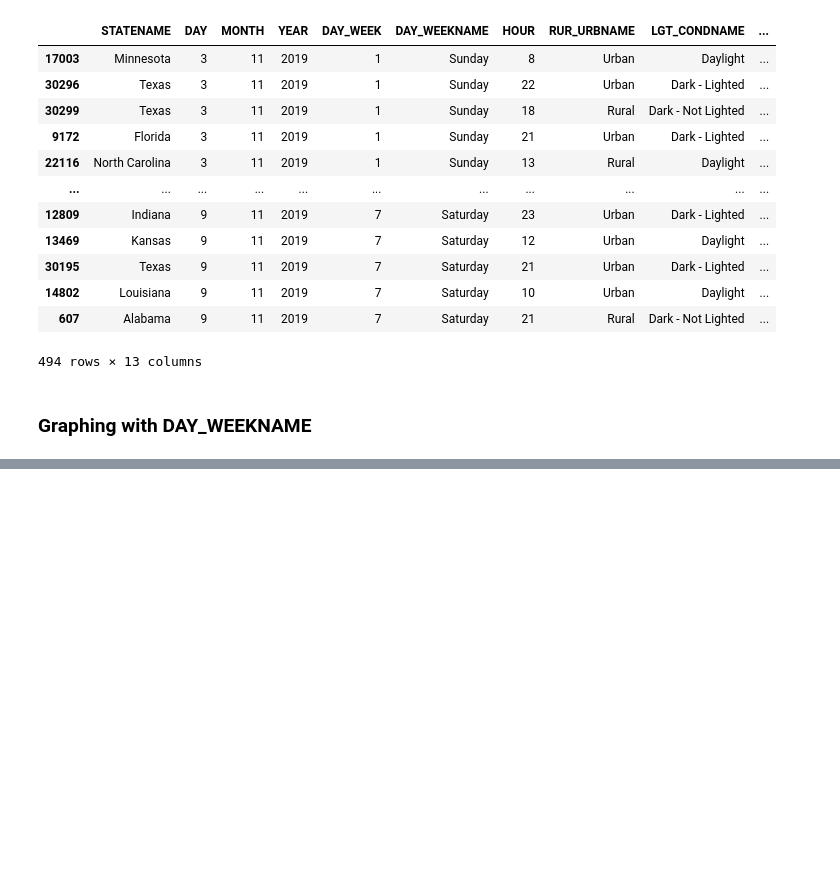
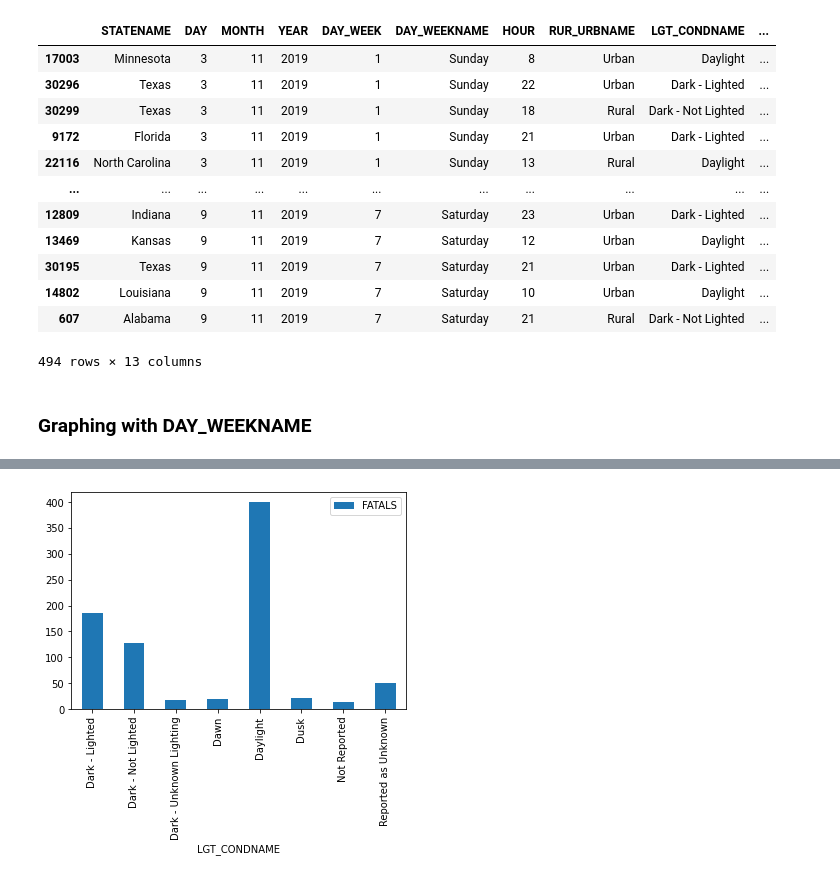
Before and after one commit to vieravfg/Analysis-of-Traffic-Fatalities, a Jupyter notebook: main.ipynb, the cells around one changed output, grey strips where cells are left out. Cells and saved outputs as stored; diff of their text form; code cells hidden in the pictures; blank space fills up the shorter version.

```diff
--- a/main.ipynb
+++ b/main.ipynb
@@ -228,0 +253,14 @@ plt.show()
+# %%
+
+
+start_date = pd.to_datetime('2019-03-10')
+end_date = pd.to_datetime('2019-03-16')
+
+sample_gb = control_df.groupby("LGT_CONDNAME")
+summary = pd.DataFrame(sample_gb["FATALS"].sum())
+summary.reset_index(inplace=True)
+summary.plot(x="LGT_CONDNAME", y="FATALS", kind="bar")
+#plt.xlim(start_date, end_date)
+plt.show()
+# %% [output]
+[figure, added]
```
Also changed, not shown: parts of 8 cells of this notebook.
